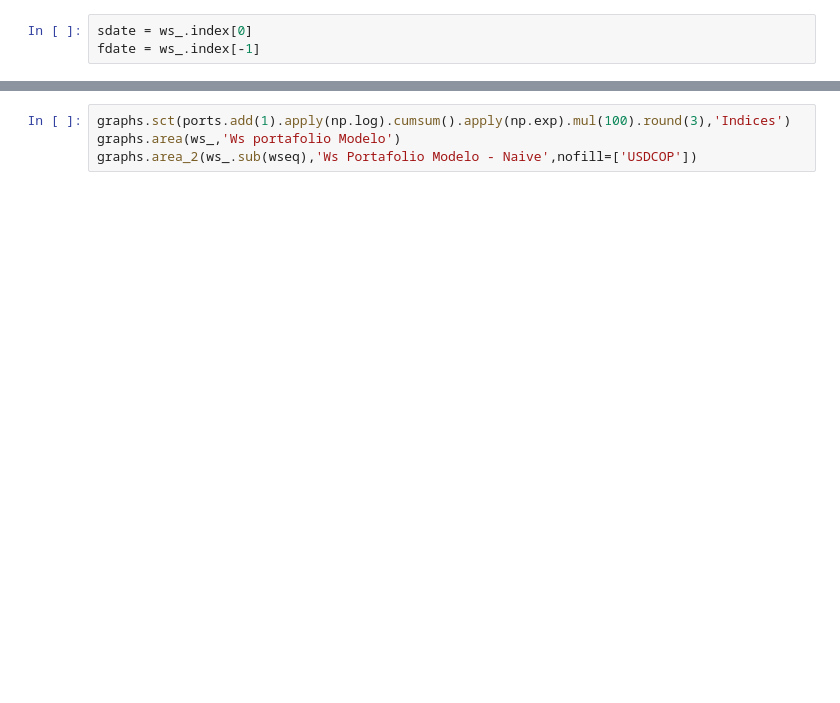
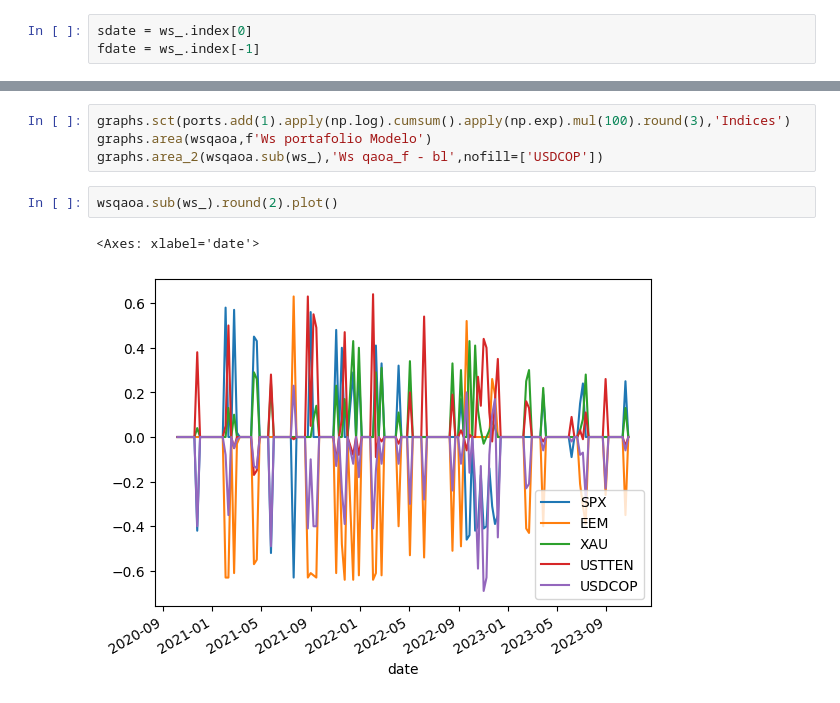
Before and after one commit to pablism/portoptim, a Jupyter notebook: main.ipynb, the cells around one changed output, grey strips where cells are left out. Drawn from its saved outputs; the diff is of its cells as text; blank space fills up the shorter version.

```diff
--- a/main.ipynb
+++ b/main.ipynb
@@ -96,4 +114,9 @@ df.round(3)
 # %%
 graphs.sct(ports.add(1).apply(np.log).cumsum().apply(np.exp).mul(100).round(3),'Indices')
-graphs.area(ws_,'Ws portafolio Modelo')
-graphs.area_2(ws_.sub(wseq),'Ws Portafolio Modelo - Naive',nofill=['USDCOP'])
+graphs.area(wsqaoa,f'Ws portafolio Modelo')
+graphs.area_2(wsqaoa.sub(ws_),'Ws qaoa_f - bl',nofill=['USDCOP'])
+# %%
+wsqaoa.sub(ws_).round(2).plot()
+# %% [output]
+<Axes: xlabel='date'>
+[figure, added]
```
Also changed, not shown: parts of 5 cells of this notebook, 1 other file.
